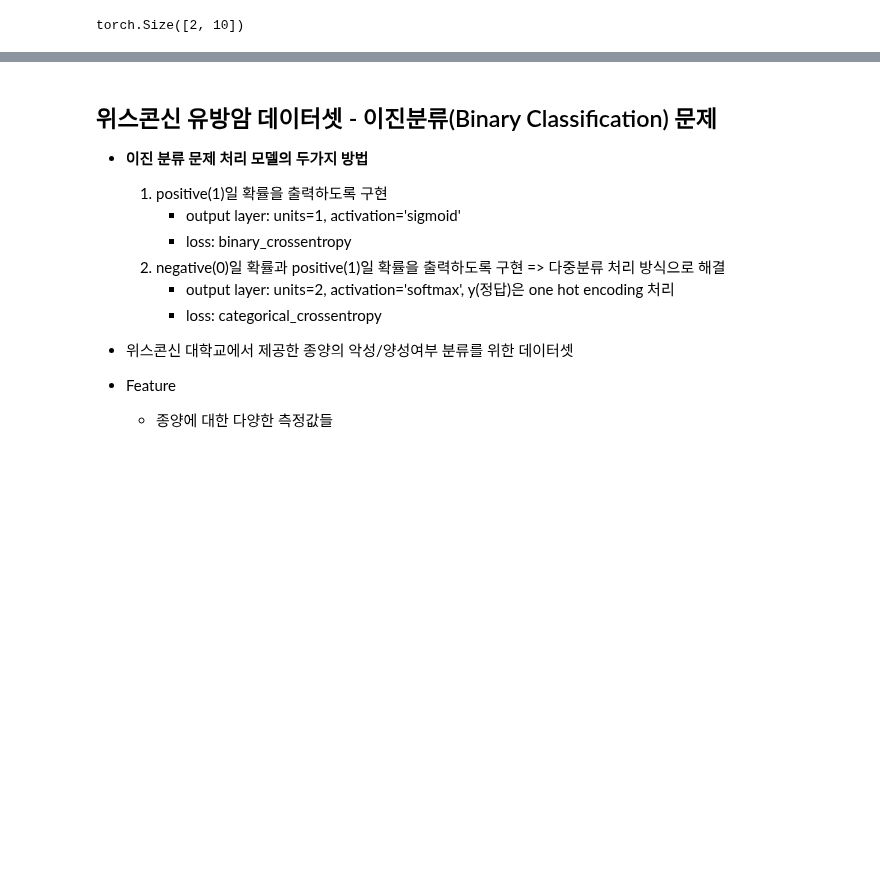
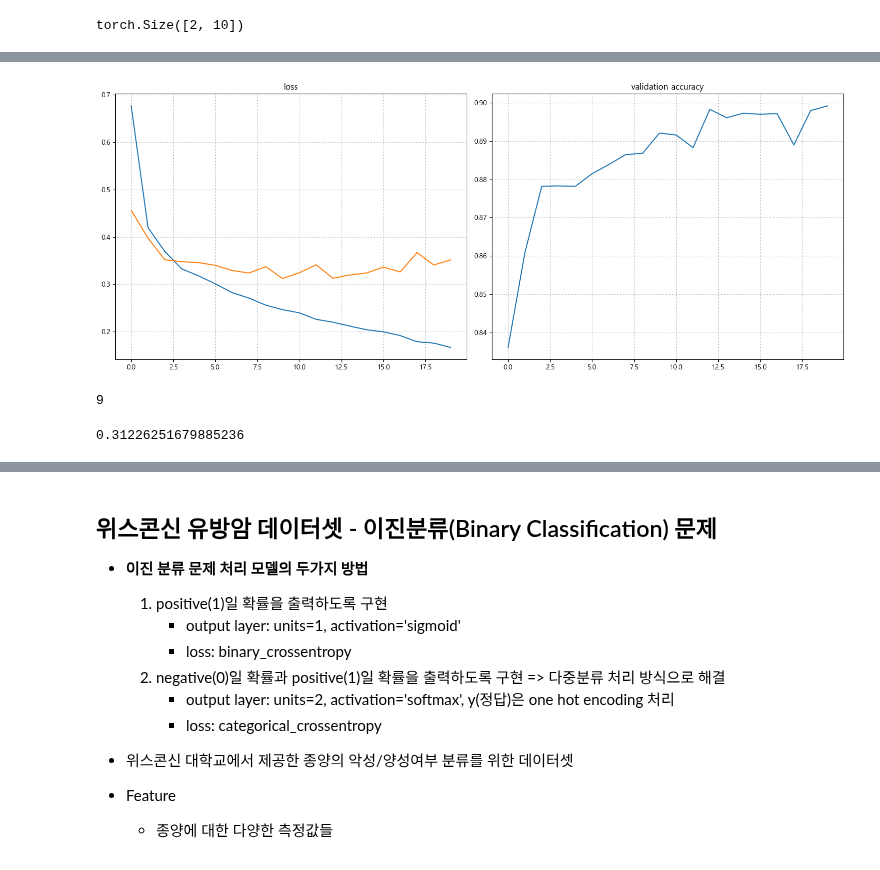
Before and after one commit to LeeJUHO127/DA-35, a Jupyter notebook: 08_deeplearning_pytorch/07_모델저장_문제 유형별 모델 생성.ipynb, the cells around one changed output, grey strips where cells are left out. Cells and saved outputs as stored; diff of their text form; code cells hidden in the pictures; blank space fills up the shorter version.

```diff
--- a/08_deeplearning_pytorch/07_모델저장_문제 유형별 모델 생성.ipynb
+++ b/08_deeplearning_pytorch/07_모델저장_문제 유형별 모델 생성.ipynb
@@ -721,7 +718,7 @@ class FashionMNISTModel(nn.Module):
 
     def __init__(self):
         super().__init__()
-        self.lr1 = nn.Linear(28*28*1, 1024)  # 첫번째 Layer함수: in-입력데이터 feature수
+        self.lr1 = nn.Linear(1*28*28, 1024)  # 첫번째 Layer함수: in-입력데이터 feature수
         self.lr2 = nn.Linear(1024, 512)
         self.lr3 = nn.Linear(512, 256)
         self.lr4 = nn.Linear(256, 128)
@@ -822,0 +928,26 @@ optimizer = torch.optim.Adam(model.parameters(), lr=lr)
+# %%
+##### 학습 결과 시각화
+plt.figure(figsize=(15, 6))
+plt.subplot(1, 2, 1)
+plt.plot(range(20), train_loss_list, label="train")
+plt.plot(range(20), valid_loss_list, label="validation")
+plt.title("loss")
+plt.grid(True, linestyle=":")
+
+plt.subplot(1, 2, 2)
+plt.plot(range(20), valid_acc_list)
+plt.title('validation accuracy')
+plt.grid(True, linestyle=":")
+
+plt.tight_layout()
+plt.show()
+# %% [output]
+[figure, added]
+# %%
+np.argmin(valid_loss_list)
+# %% [output]
+9
+# %%
+valid_loss_list[9]  # 10번째 epoch 이 가장 좋은 성능의 모델.
+# %% [output]
+0.31226251679885236
```
Also changed, not shown: parts of 25 cells of this notebook, 2 other files.
